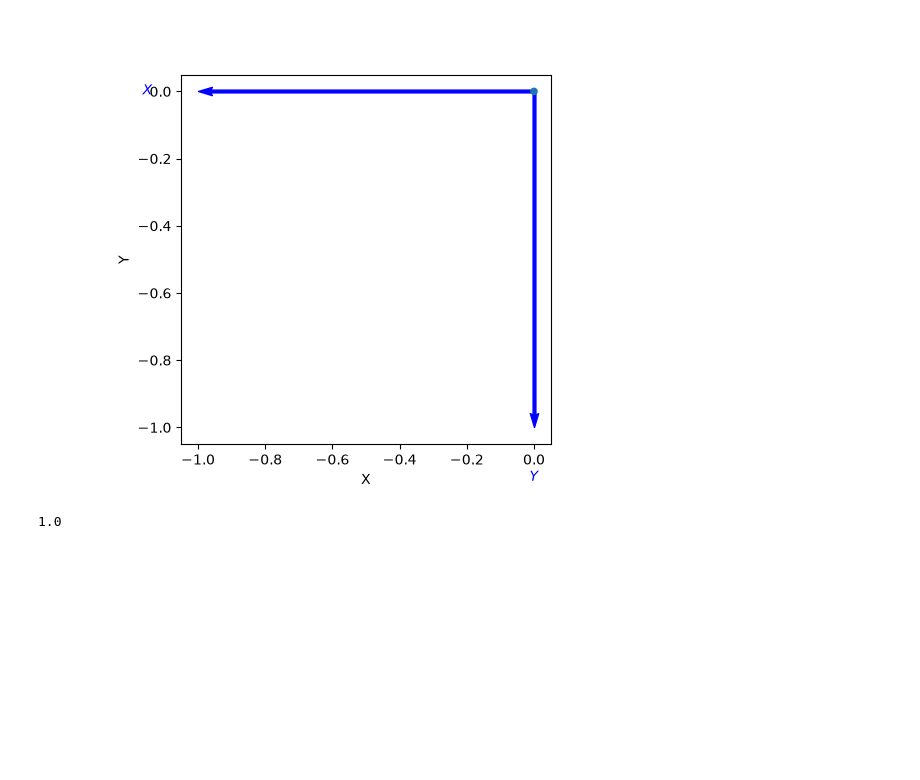
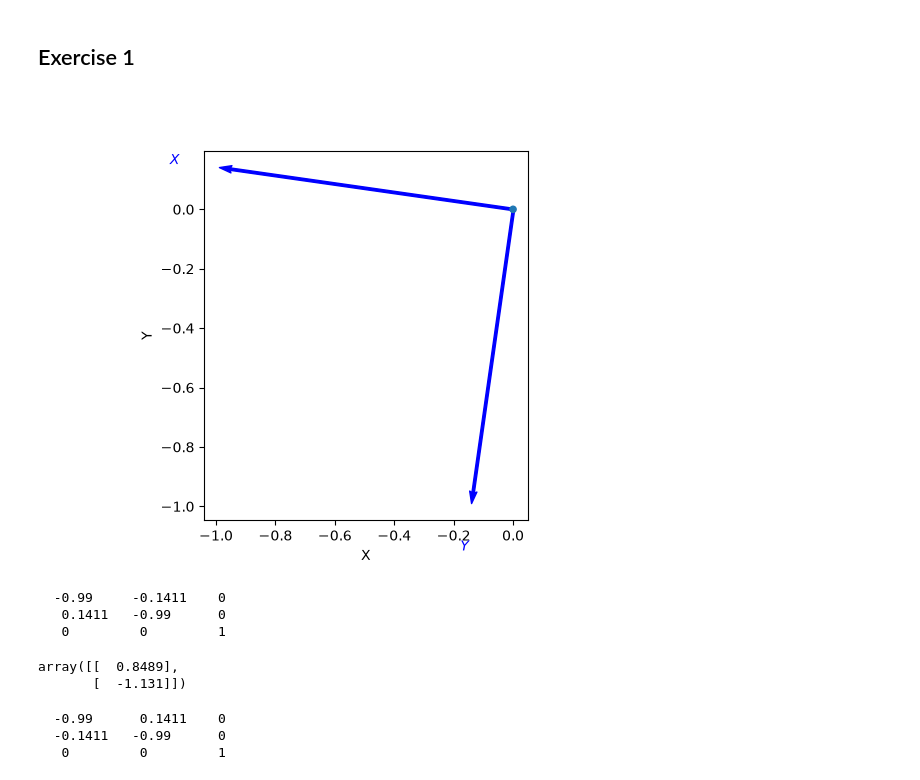
Before and after one commit to MichOng00/RVC3, a Jupyter notebook: chap02-exercises.ipynb, the cells around one changed output. Cells and saved outputs as stored; diff of their text form; code cells hidden in the pictures; blank space fills up the shorter version.

```diff
--- a/chap02-exercises.ipynb
+++ b/chap02-exercises.ipynb
@@ -20,13 +20,28 @@ np.set_printoptions(
 np.random.seed(0)
 from spatialmath import *
 from spatialmath.base import *
+# %% [markdown]
+## Exercise 1
 # %%
-R = rot2(math.pi)
+R = SE2(3.0)
 plotvol2(new=True)
-trplot2(R);
+trplot2(R.A);
 # %% [output]
-[figure, old version]
+[figure, new version]
+# %%
+R
+# %% [output]
+  -0.99     -0.1411    0
+   0.1411   -0.99      0
+   0         0         1
+# %%
+R * [-1, 1]
+# %% [output]
+array([[  0.8489],
+       [  -1.131]])
 # %%
-print(np.linalg.det(R))
+Rinv = R.inv()
 # %% [output]
-1.0
+  -0.99      0.1411    0
+  -0.1411   -0.99      0
+   0         0         1
```
Also changed, not shown: parts of 8 cells of this notebook, 2 other files.
